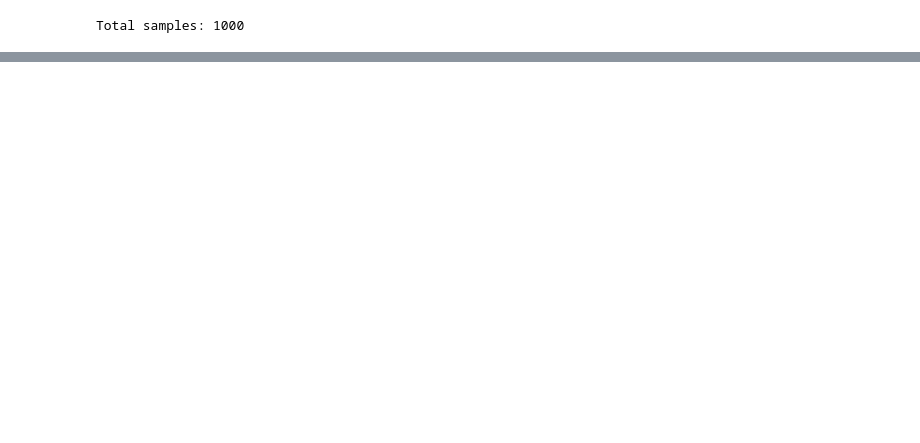
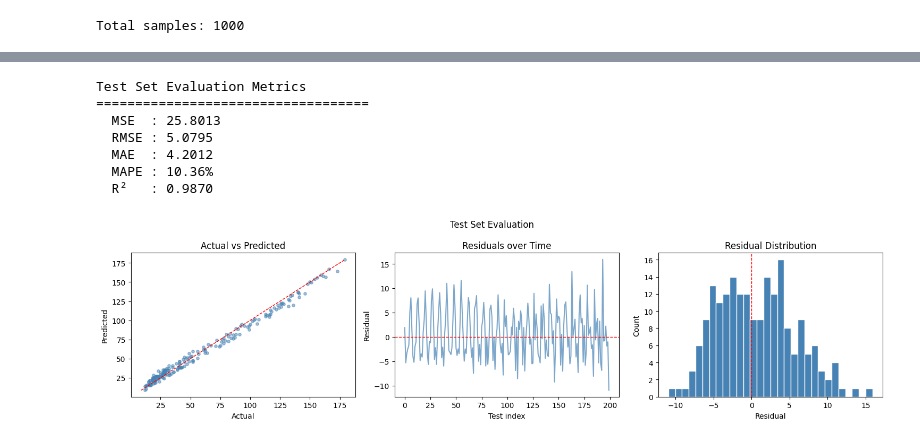
Before and after one commit to jolyeline/DL, a Jupyter notebook: model.ipynb, the cells around one changed output, grey strips where cells are left out. Saved outputs shown, nothing was run; the diff lists cells and outputs as text; code cells hidden in the pictures; blank space fills up the shorter version.

```diff
--- a/model.ipynb
+++ b/model.ipynb
@@ -166,0 +323,59 @@ actual values:    [41 29 31]
+# %%
+
+# Inverse-scaled test actuals and predictions
+y_true = scaler.inverse_transform(d['Y_test'].reshape(-1, 1)).flatten()
+y_pred = test_preds.flatten()
+
+mse  = mean_squared_error(y_true, y_pred)
+rmse = np.sqrt(mse)
+mae  = mean_absolute_error(y_true, y_pred)
+mape = np.mean(np.abs((y_true - y_pred) / np.where(y_true == 0, 1e-8, y_true))) * 100
+r2   = r2_score(y_true, y_pred)
+
+print("Test Set Evaluation Metrics")
+print("=" * 35)
+print(f"  MSE  : {mse:.4f}")
+print(f"  RMSE : {rmse:.4f}")
+print(f"  MAE  : {mae:.4f}")
+print(f"  MAPE : {mape:.2f}%")
+print(f"  R²   : {r2:.4f}")
+
+# Residuals
+residuals = y_true - y_pred
+
+fig, axes = plt.subplots(1, 3, figsize=(15, 4))
+fig.suptitle('Test Set Evaluation', fontsize=12)
+
+# Actual vs predicted scatter
+axes[0].scatter(y_true, y_pred, alpha=0.5, s=15, color='steelblue')
+lims = [min(y_true.min(), y_pred.min()), max(y_true.max(), y_pred.max())]
+axes[0].plot(lims, lims, 'r--', linewidth=1)
+axes[0].set_xlabel('Actual')
+axes[0].set_ylabel('Predicted')
+axes[0].set_title('Actual vs Predicted')
+
+# Residuals over time
+axes[1].plot(residuals, color='steelblue', alpha=0.7)
+axes[1].axhline(0, color='red', linestyle='--', linewidth=1)
+axes[1].set_xlabel('Test index')
+axes[1].set_ylabel('Residual')
+axes[1].set_title('Residuals over Time')
+
+# Residual distribution
+axes[2].hist(residuals, bins=30, color='steelblue', edgecolor='white')
+axes[2].axvline(0, color='red', linestyle='--', linewidth=1)
+axes[2].set_xlabel('Residual')
+axes[2].set_ylabel('Count')
+axes[2].set_title('Residual Distribution')
+
+plt.tight_layout()
+plt.show()
+# %% [output]
+Test Set Evaluation Metrics
+===================================
+  MSE  : 25.8013
+  RMSE : 5.0795
+  MAE  : 4.2012
+  MAPE : 10.36%
+  R²   : 0.9870
+[figure, added]
```
Also changed, not shown: parts of 29 cells of this notebook.
